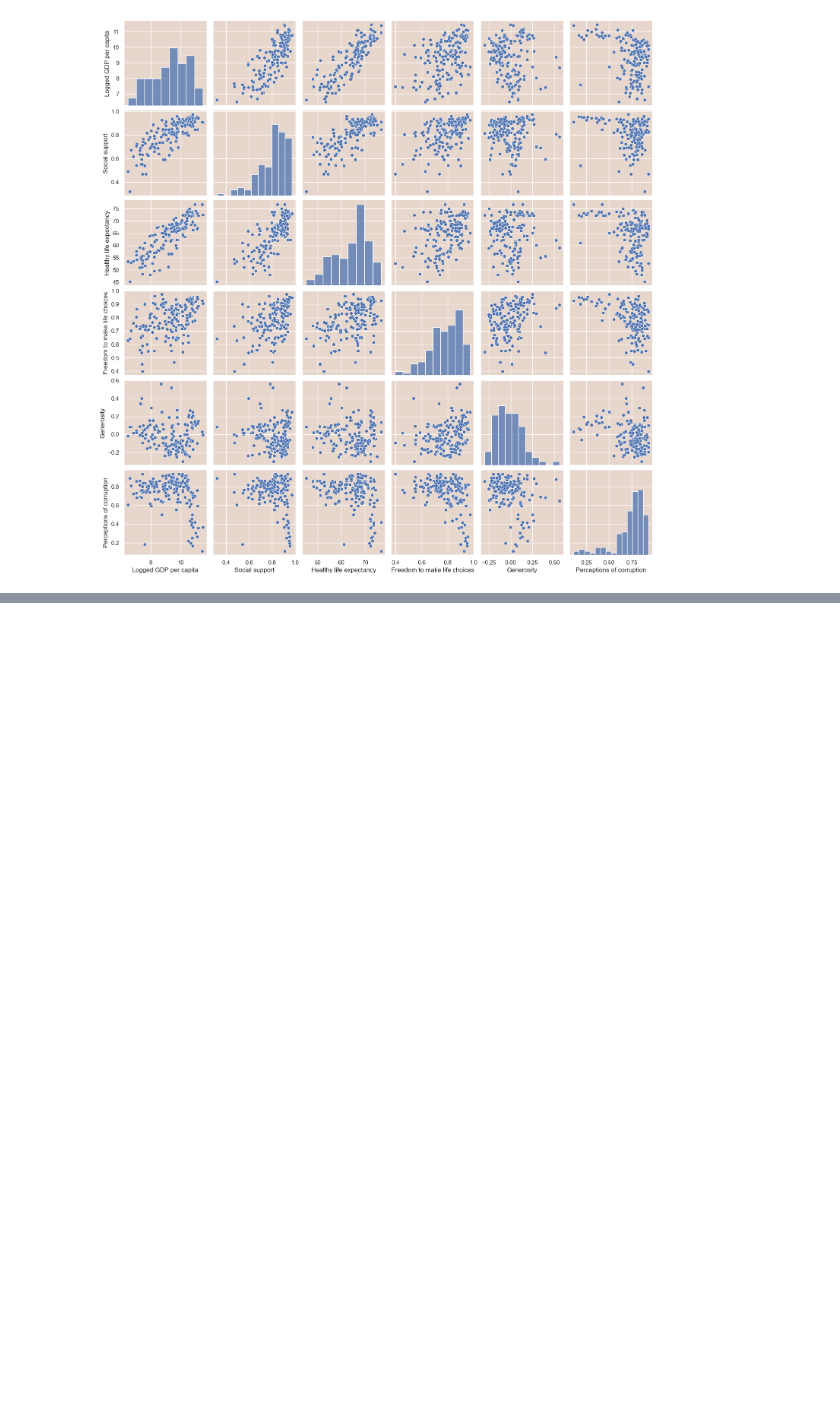
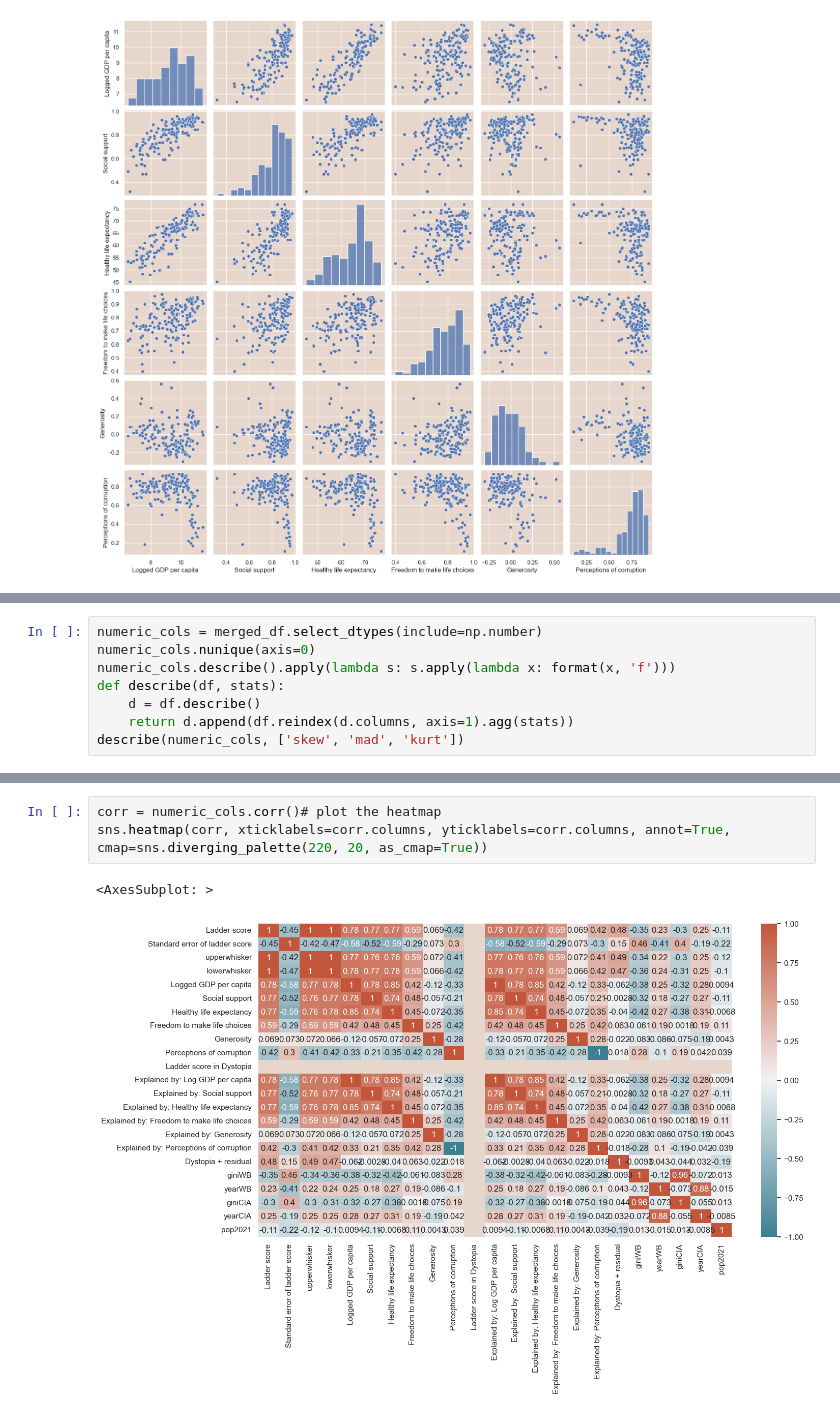
Before and after one commit to Ace-Abdul/CS216Project, a Jupyter notebook: cs216 project.ipynb, the cells around one changed output, grey strips where cells are left out. Cells and saved outputs as stored; diff of their text form; blank space fills up the shorter version.

```diff
--- a/cs216 project.ipynb
+++ b/cs216 project.ipynb
@@ -155,0 +123,8 @@ sns.pairplot(merged_df[columns])
+# %%
+numeric_cols = merged_df.select_dtypes(include=np.number)
+numeric_cols.nunique(axis=0)
+numeric_cols.describe().apply(lambda s: s.apply(lambda x: format(x, 'f')))
+def describe(df, stats):
+    d = df.describe()
+    return d.append(df.reindex(d.columns, axis=1).agg(stats))
+describe(numeric_cols, ['skew', 'mad', 'kurt'])
@@ -155,0 +166,6 @@ sns.pairplot(merged_df[columns])
+# %%
+corr = numeric_cols.corr()# plot the heatmap
+sns.heatmap(corr, xticklabels=corr.columns, yticklabels=corr.columns, annot=True, cmap=sns.diverging_palette(220, 20, as_cmap=True))
+# %% [output]
+<AxesSubplot: >
+[figure, added]
```
Also changed, not shown: parts of 14 cells of this notebook, 1 other file.
